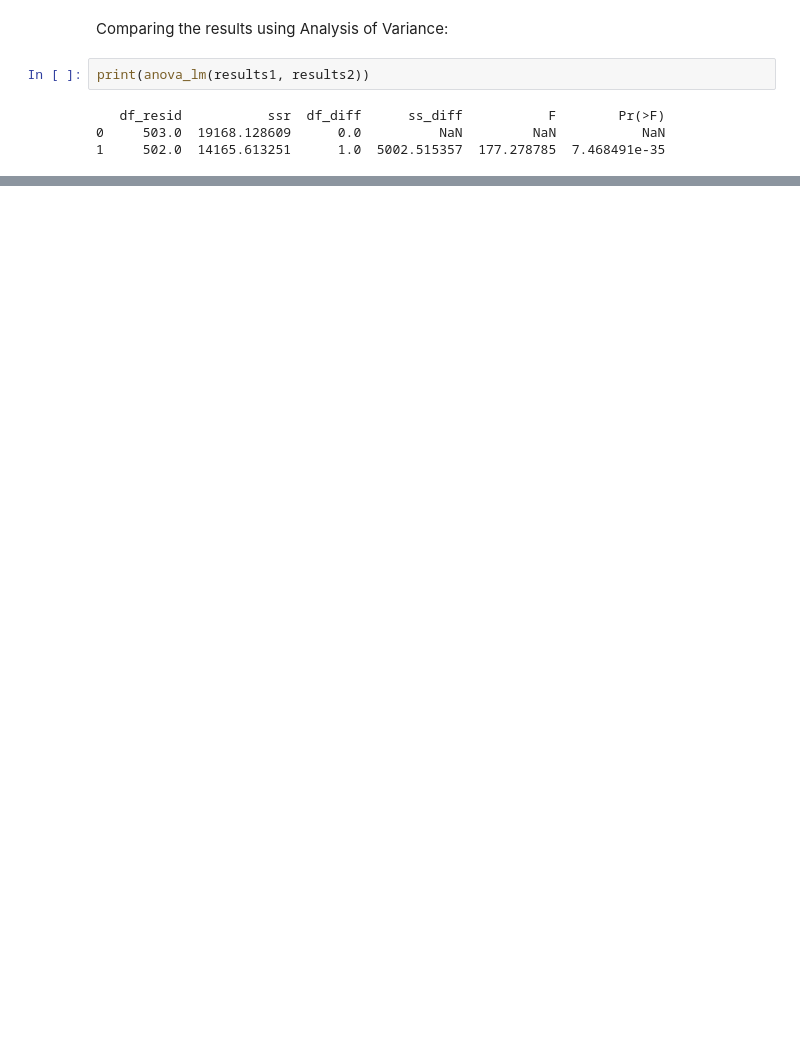
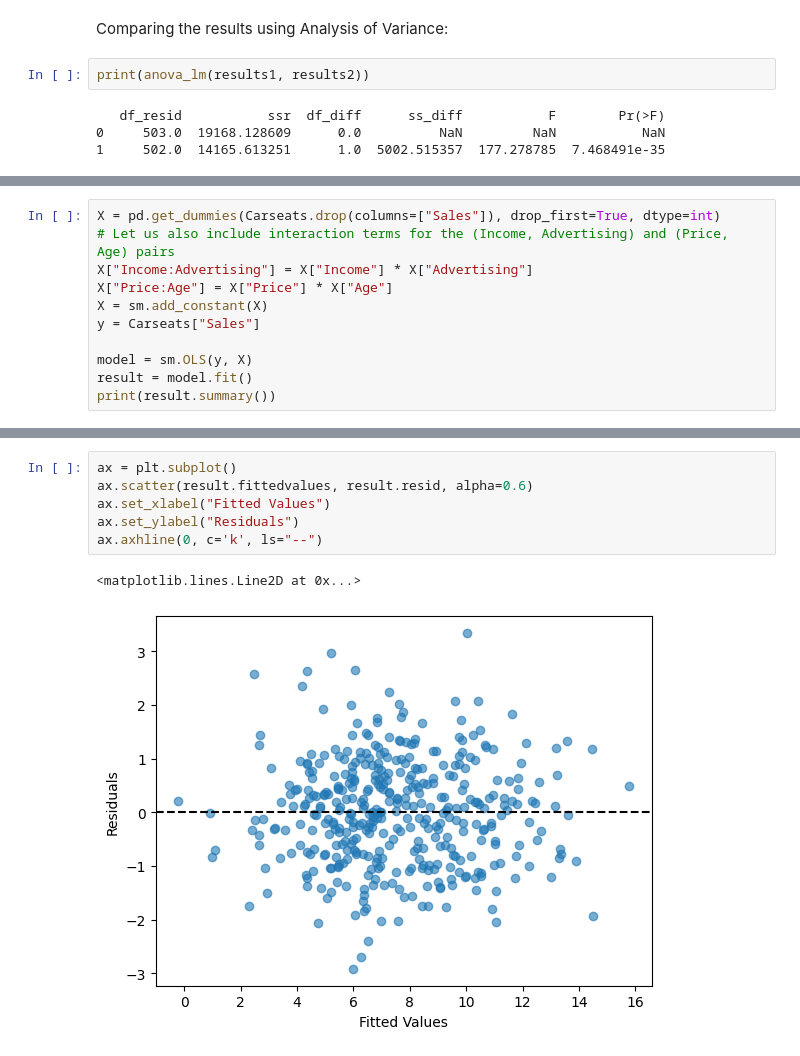
Before and after one commit to ar-bansal/ml-regression, a Jupyter notebook: linear_regression.ipynb, the cells around one changed output, grey strips where cells are left out. Drawn from its saved outputs; the diff is of its cells as text; blank space fills up the shorter version.

```diff
--- a/linear_regression.ipynb
+++ b/linear_regression.ipynb
@@ -356,0 +420,11 @@ Anova carries out a hypothesis test with the following hypotheses:
+# %%
+X = pd.get_dummies(Carseats.drop(columns=["Sales"]), drop_first=True, dtype=int)
+# Let us also include interaction terms for the (Income, Advertising) and (Price, Age) pairs
+X["Income:Advertising"] = X["Income"] * X["Advertising"]
+X["Price:Age"] = X["Price"] * X["Age"]
+X = sm.add_constant(X)
+y = Carseats["Sales"]
+
+model = sm.OLS(y, X)
+result = model.fit()
+print(result.summary())
@@ -356,0 +449,9 @@ Anova carries out a hypothesis test with the following hypotheses:
+# %%
+ax = plt.subplot()
+ax.scatter(result.fittedvalues, result.resid, alpha=0.6)
+ax.set_xlabel("Fitted Values")
+ax.set_ylabel("Residuals")
+ax.axhline(0, c='k', ls="--")
+# %% [output]
+<matplotlib.lines.Line2D at 0x...>
+[figure, added]
```
Also changed, not shown: parts of 24 cells of this notebook.
